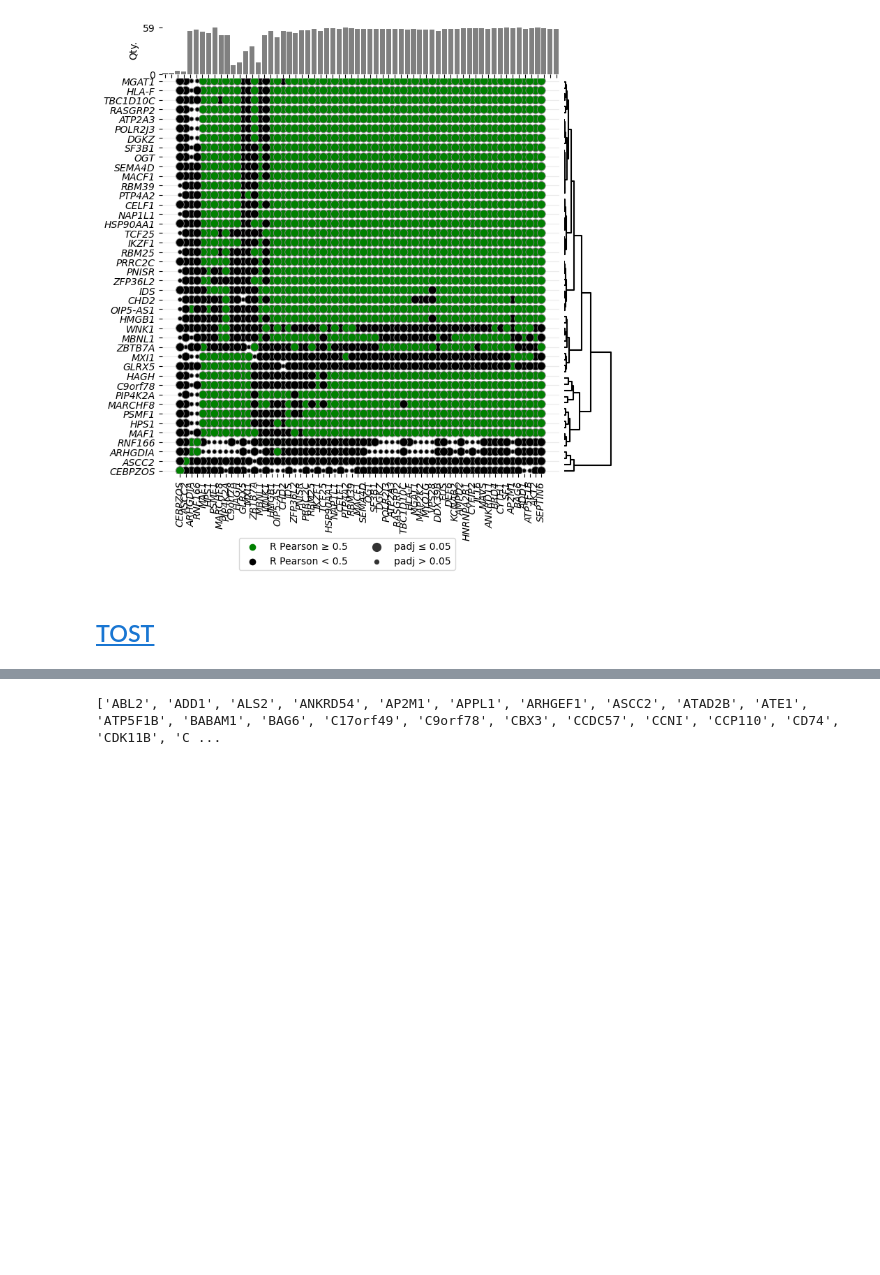
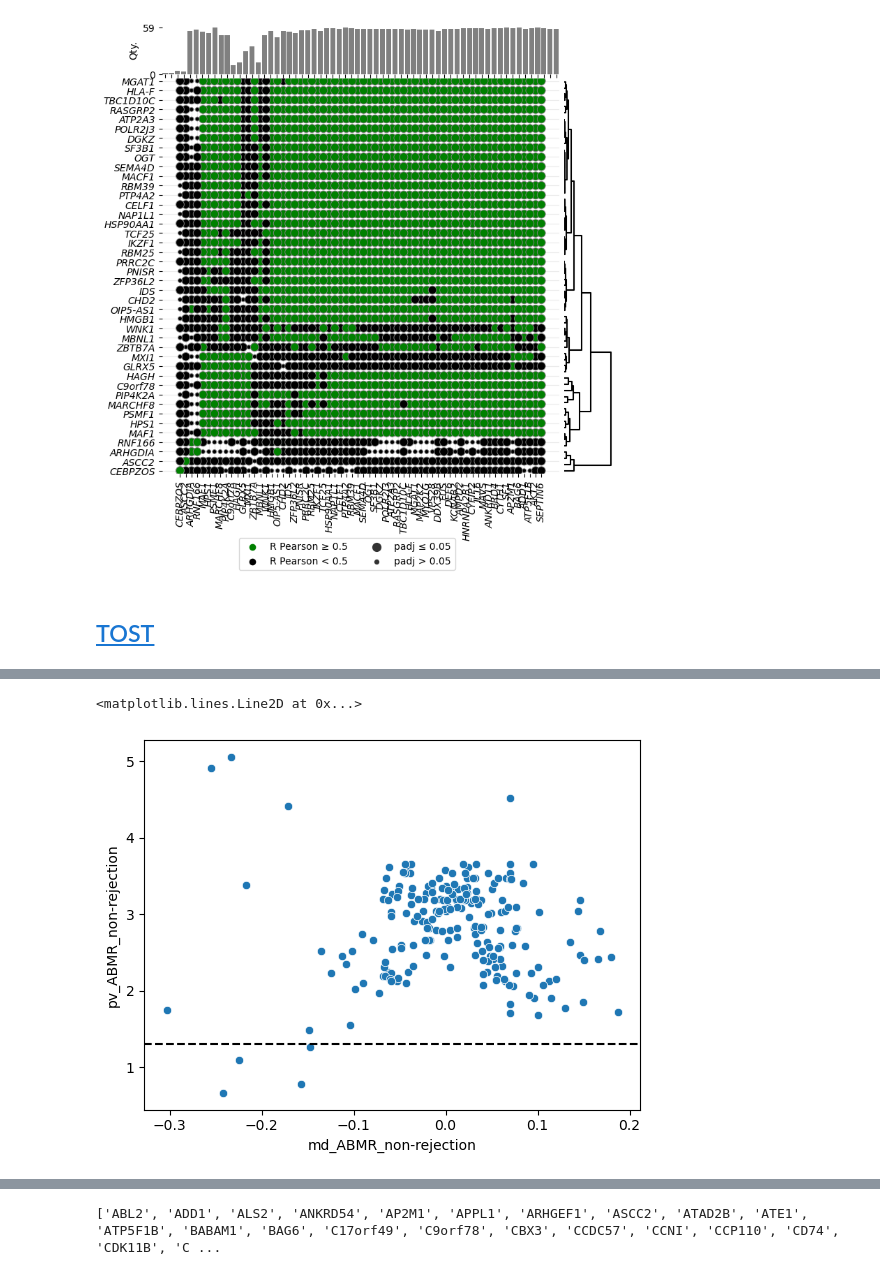
Before and after one commit to guilhermetabordaribas/housekeepingMinerPy, a Jupyter notebook: testing_pkg_hkgMiner.ipynb, the cells around one changed output, grey strips where cells are left out. Drawn from its saved outputs; the diff is of its cells as text; code cells hidden in the pictures; blank space fills up the shorter version.

Commit message:
boruta, tost and ga

```diff
--- a/testing_pkg_hkgMiner.ipynb
+++ b/testing_pkg_hkgMiner.ipynb
@@ -669,6 +669,7 @@ aux = aux[aux.conditions!='ABMR and TCMR']
 cohens_d = .5
 # dict_pairs = {p:[] for p in itertools.combinations(aux.conditions.unique(), 2)}
 dict_pairs = {p:[] for p in itertools.combinations(aux.conditions.unique(), 2) if 'non-rejection' in p}
+dict_pairs_md = dict_pairs.copy()
 pairs = []
 pvalues = []
 for p in dict_pairs.keys():
@@ -676,20 +677,27 @@ for p in dict_pairs.keys():
     delta = cohens_d*aux[aux['conditions'].isin(p)].std(numeric_only=True)
     # delta = cohens_d*aux[aux['conditions']=='non-rejection'].std(numeric_only=True)
     pv = []
+    mean_diff = []
     for g in aux.columns[:-2]:
         pv.append(max(brunnermunzel(aux[aux['conditions']==p[0]][g].values, aux[aux['conditions']==p[1]][g].values + delta[g], alternative='less').pvalue,
                       brunnermunzel(aux[aux['conditions']==p[0]][g].values, aux[aux['conditions']==p[1]][g].values - delta[g], alternative='greater').pvalue)
                  )
+        mean_diff.append(aux[aux['conditions']==p[0]][g].mean() - aux[aux['conditions']==p[1]][g].mean())
         pairs.append( list(itertools.product([g],p)) )
     dict_pairs[p] = pv
+    dict_pairs_md[p] = mean_diff
     pvalues.extend(pv)
     print(p)
 # pvalues = false_discovery_control(pvalues)
 # aux_tost = pd.DataFrame(dict_pairs, index=aux.columns[:-2]).T[pd.DataFrame(dict_pairs, index=aux.columns[:-2]).T.reset_index().median(numeric_only=True).sort_values().index].reset_index()
-aux_tost = pd.DataFrame(dict_pairs, index=aux.columns[:-2]).T[(pd.DataFrame(dict_pairs, index=aux.columns[:-2]).T<=0.05).sum().sort_values(ascending=False).index]#.reset_index()
-aux_tost.iloc[:,:] = false_discovery_control(aux_tost.iloc[:,:].values.flatten()).reshape(2,218)
+aux_tost = pd.DataFrame(dict_pairs, index=aux.columns[:-2]).T[(pd.DataFrame(dict_pairs, index=aux.columns[:-2]).T<=0.05).sum().sort_values(ascending=False).index]
+aux_tost.index = ['pv_'+'_'.join(p) for p in aux_tost.index]
+aux_tost.iloc[:,:] = -np.log10(false_discovery_control(aux_tost.iloc[:,:].values.flatten()).reshape(2,218))
 
-aux_tost.iloc[:,:]
+# aux_tost.iloc[:,:]
+
+aux_md = pd.DataFrame(dict_pairs_md, index=aux.columns[:-2]).T
+aux_md.index = ['md_'+'_'.join(p) for p in aux_md.index]
 # %% [output]
 ('ABMR', 'non-rejection')
 ('non-rejection', 'TCMR')
@@ -699,0 +721,6 @@ aux_tost.iloc[:,:]
+# %%
+ax = sns.scatterplot(y='pv_ABMR_non-rejection', x='md_ABMR_non-rejection', data=pd.concat([aux_tost.iloc[0,:],aux_md.iloc[0,:]], axis=1))
+ax.axhline(-np.log10(0.05), ls='--', color='black')
+# %% [output]
+<matplotlib.lines.Line2D at 0x...>
+[figure, added]
```
Also changed, not shown: parts of 18 cells of this notebook, 1 other file.
